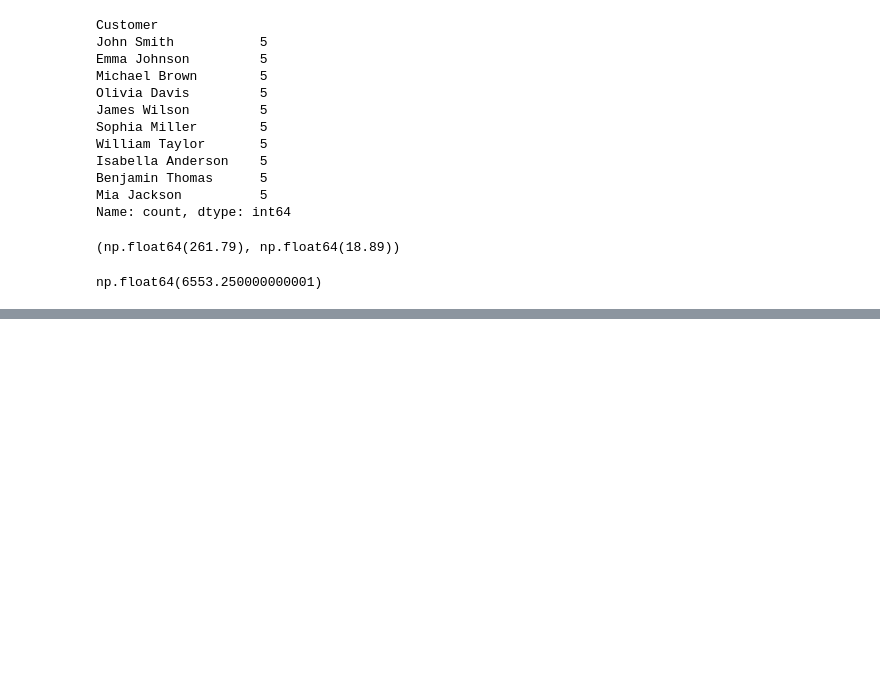
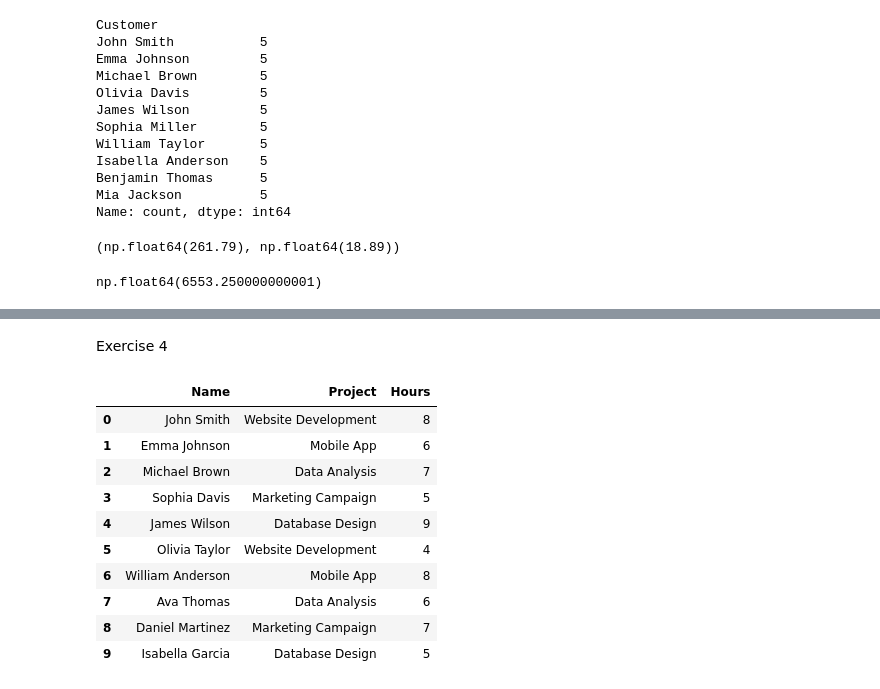
Before and after one commit to MammadovKamranIT/Jupyter, a Jupyter notebook: Books.ipynb, the cells around one changed output, grey strips where cells are left out. Saved outputs shown, nothing was run; the diff lists cells and outputs as text; code cells hidden in the pictures; blank space fills up the shorter version.

```diff
--- a/Books.ipynb
+++ b/Books.ipynb
@@ -133,0 +201,35 @@ np.float64(6553.250000000001)
+# %% [markdown]
+<font size="10">Exercise 4</font>
+# %%
+import pandas as pd
+
+data2 = {
+    "Name": [
+        "John Smith", "Emma Johnson", "Michael Brown",
+        "Sophia Davis", "James Wilson", "Olivia Taylor",
+        "William Anderson", "Ava Thomas", "Daniel Martinez",
+        "Isabella Garcia"
+    ],
+    "Project": [
+        "Website Development", "Mobile App", "Data Analysis",
+        "Marketing Campaign", "Database Design",
+        "Website Development", "Mobile App", "Data Analysis",
+        "Marketing Campaign", "Database Design"
+    ],
+    "Hours": [8, 6, 7, 5, 9, 4, 8, 6, 7, 5]
+}
+
+df3 = pd.DataFrame(data2)
+df3
+# %% [output]
+|  | Name | Project | Hours |
+| 0 | John Smith | Website Development | 8 |
+| 1 | Emma Johnson | Mobile App | 6 |
+| 2 | Michael Brown | Data Analysis | 7 |
+| 3 | Sophia Davis | Marketing Campaign | 5 |
+| 4 | James Wilson | Database Design | 9 |
+| 5 | Olivia Taylor | Website Development | 4 |
+| 6 | William Anderson | Mobile App | 8 |
+| 7 | Ava Thomas | Data Analysis | 6 |
+| 8 | Daniel Martinez | Marketing Campaign | 7 |
+| 9 | Isabella Garcia | Database Design | 5 |
```
Also changed, not shown: parts of 12 cells of this notebook.
